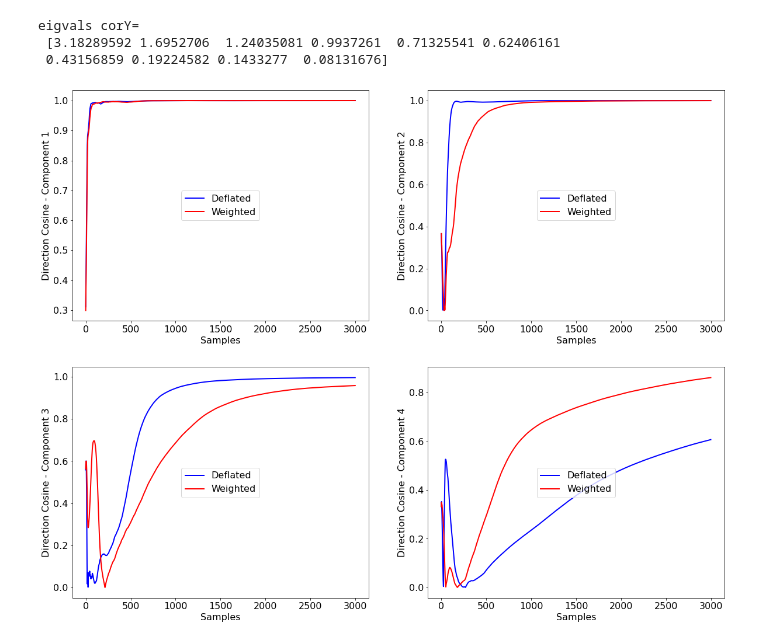
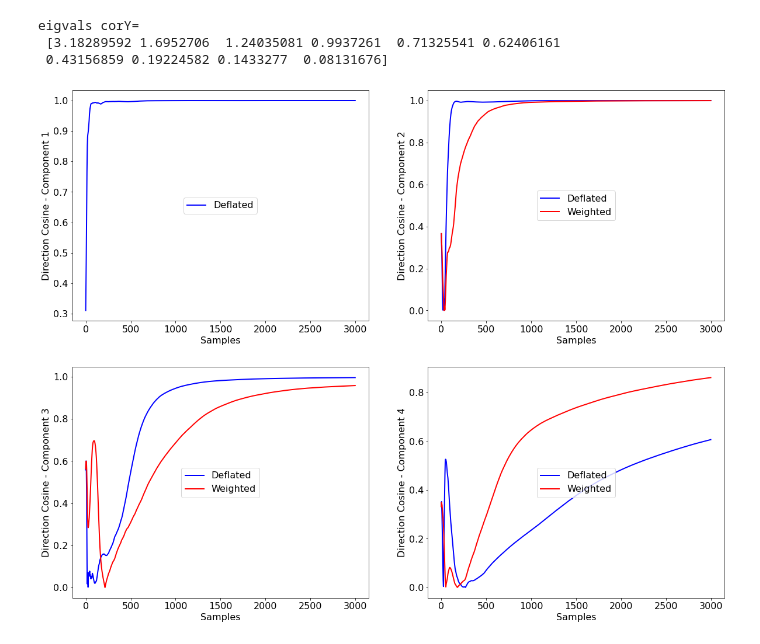
Before and after one commit to cchatterj0/AdaptiveMLAlgorithms, a Jupyter notebook: Chapter7-GEVD/GEVD_OJA.ipynb, the cells around one changed output. Cells and saved outputs as stored; diff of their text form; code cells hidden in the pictures.

```diff
--- a/Chapter7-GEVD/GEVD_OJA.ipynb
+++ b/Chapter7-GEVD/GEVD_OJA.ipynb
@@ -80,3 +80,14 @@ Y = V @ D @ R
 eigvals covY=
  [3.2862903  1.5906385  1.31006483 0.98895742 0.68211196 0.63060327
  0.45923851 0.19287013 0.13395913 0.09126596]
+# %%
+# Plot the X data
+dataset = pd.DataFrame(X.T, columns=['F1','F2','F3','F4','F5','F6','F7','F8','F9','F10'])
+plt.figure(figsize=(32, 48))
+plt.rcParams.update({'font.size': 16})
+cols = dataset.columns
+for i in range(dataset.shape[1]):
+    plt.subplot(17, 2, i+1)
+    plt.ylabel(cols[i])
+    plt.plot(dataset[cols[i]], lw=2, color='b')
+plt.show()
@@ -82,0 +96,11 @@ eigvals covY=
+# %%
+# Plot the X data
+dataset = pd.DataFrame(Y.T, columns=['F1','F2','F3','F4','F5','F6','F7','F8','F9','F10'])
+plt.figure(figsize=(32, 48))
+plt.rcParams.update({'font.size': 16})
+cols = dataset.columns
+for i in range(dataset.shape[1]):
+    plt.subplot(17, 2, i+1)
+    plt.ylabel(cols[i])
+    plt.plot(dataset[cols[i]], lw=2, color='b')
+plt.show()
@@ -165,32 +191,32 @@ plt.rcParams.update({'font.size': 16})
 
 plt.subplot(2, 2, 1)
 plt.plot(cos_t2[0,:], lw=2, color='b', label='Deflated')
-plt.plot(cos_t3[0,:], lw=2, color='r', label='Weighted')
+#plt.plot(cos_t3[0,:], lw=2, color='r', label='Weighted')
 plt.ylabel('Direction Cosine - Component 1')
 plt.xlabel('Samples')
 plt.legend(loc="center")
 
 plt.subplot(2, 2, 2)
 plt.plot(cos_t2[1,:], lw=2, color='b', label='Deflated')
 plt.plot(cos_t3[1,:], lw=2, color='r', label='Weighted')
 plt.ylabel('Direction Cosine - Component 2')
 plt.xlabel('Samples')
 plt.legend(loc="center")
 
 plt.subplot(2, 2, 3)
 plt.plot(cos_t2[2,:], lw=2, color='b', label='Deflated')
 plt.plot(cos_t3[2,:], lw=2, color='r', label='Weighted')
 plt.ylabel('Direction Cosine - Component 3')
 plt.xlabel('Samples')
 plt.legend(loc="center")
 
 plt.subplot(2, 2, 4)
 plt.plot(cos_t2[3,:], lw=2, color='b', label='Deflated')
 plt.plot(cos_t3[3,:], lw=2, color='r', label='Weighted')
 plt.ylabel('Direction Cosine - Component 4')
 plt.xlabel('Samples')
 plt.legend(loc="center")
 
 plt.show()
 # %% [output]
-[figure, old version]
+[figure, new version]
```
Also changed, not shown: parts of 2 cells of this notebook, 3 other files.
